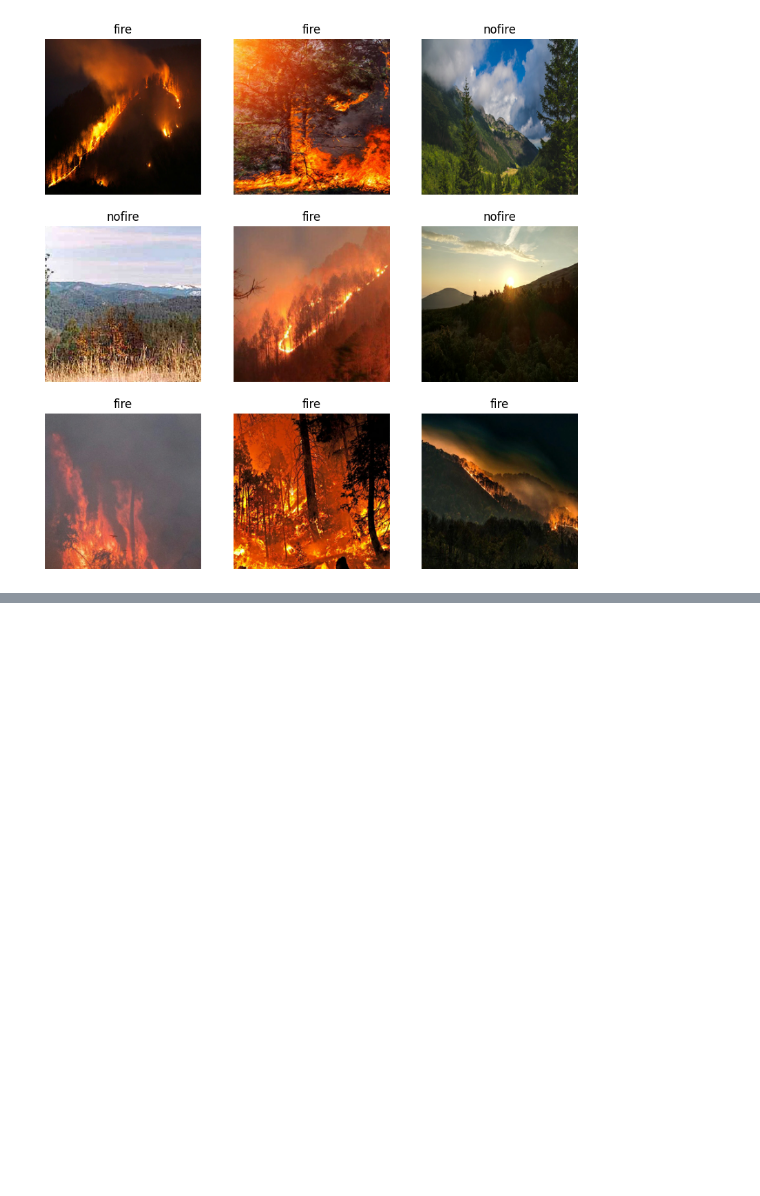
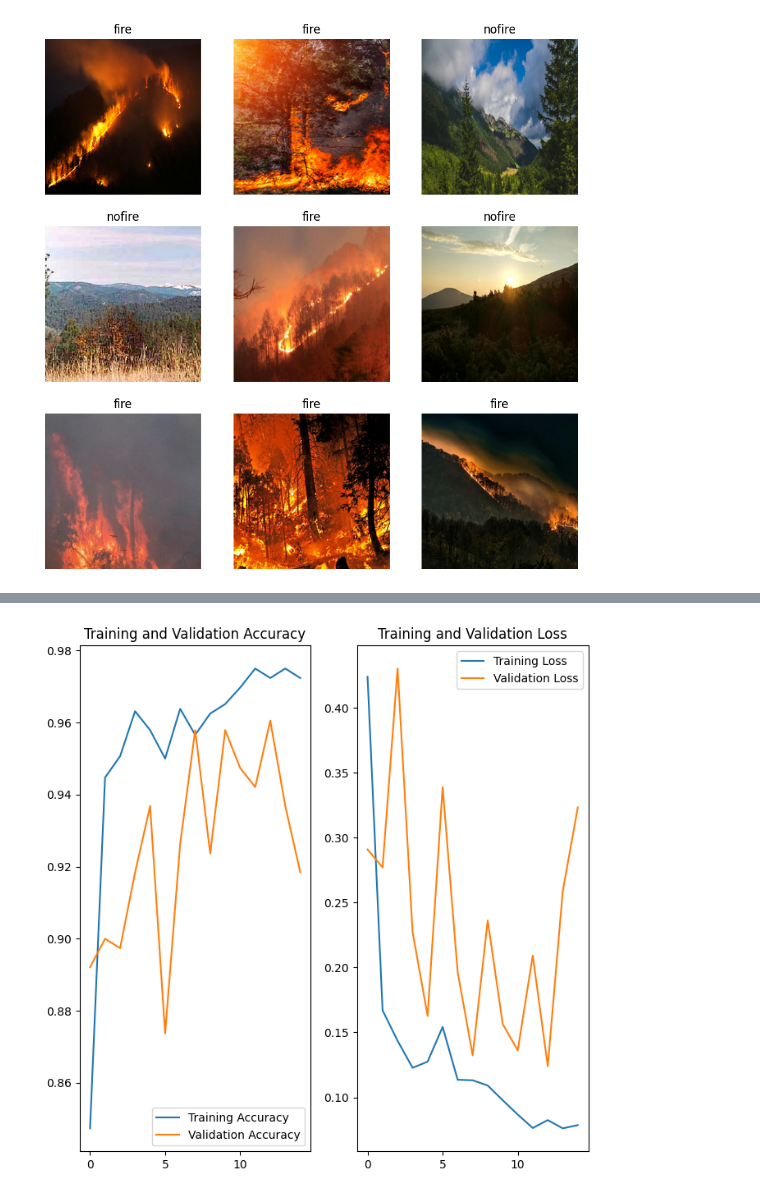
Before and after one commit to sashamrobinson/Firewatch, a Jupyter notebook: ForestFireImagePredictiveModel.ipynb, the cells around one changed output, grey strips where cells are left out. Saved outputs shown, nothing was run; the diff lists cells and outputs as text; code cells hidden in the pictures; blank space fills up the shorter version.

```diff
--- a/ForestFireImagePredictiveModel.ipynb
+++ b/ForestFireImagePredictiveModel.ipynb
@@ -180,0 +336,27 @@ plt.show()
+# %%
+# Dropout amount (20%)
+dropout_percentage = 0.2
+
+# Model
+model = Sequential([
+  data_augmentation,
+  layers.Rescaling(1./255, input_shape=(img_height, img_width, 3)), # Rescale [1,255] range of RGB values to [0,1]
+  layers.Conv2D(16, 3, padding='same', activation='relu'), # Apply standard matrix to augment image using rectified linear unit algorithm
+  layers.MaxPooling2D(), # For identifying sharp contrasts in fire against background
+  layers.Conv2D(32, 3, padding='same', activation='relu'),
+  layers.MaxPooling2D(),
+  layers.Conv2D(64, 3, padding='same', activation='relu'),
+  layers.MaxPooling2D(),
+  layers.Dropout(dropout_percentage),
+  layers.Flatten(), # Flatten multi-dimensional array into a one-dimensional array
+  layers.Dense(128, activation='relu'), # Regular layer
+  layers.Dense(len(class_names)) # 2 outputs (chance of fire or no_fire)
+])
+# %%
+# Compiling
+model.compile(optimizer='adam',
+              loss=tf.keras.losses.SparseCategoricalCrossentropy(from_logits=True),
+              metrics=['accuracy'])
+
+# Summary
+model.summary()
@@ -180,0 +381,8 @@ plt.show()
+# %%
+# Increased number of epochs to better train our model (will take longer)
+epochs = 15
+revised_model_history = model.fit(
+  train_ds,
+  validation_data=val_ds,
+  epochs=epochs
+)
@@ -180,0 +412,5 @@ plt.show()
+# %%
+# Visualize model data
+visualize_model_history(revised_model_history)
+# %% [output]
+[figure, added]
```
Also changed, not shown: parts of 25 cells of this notebook, 1 other file.
